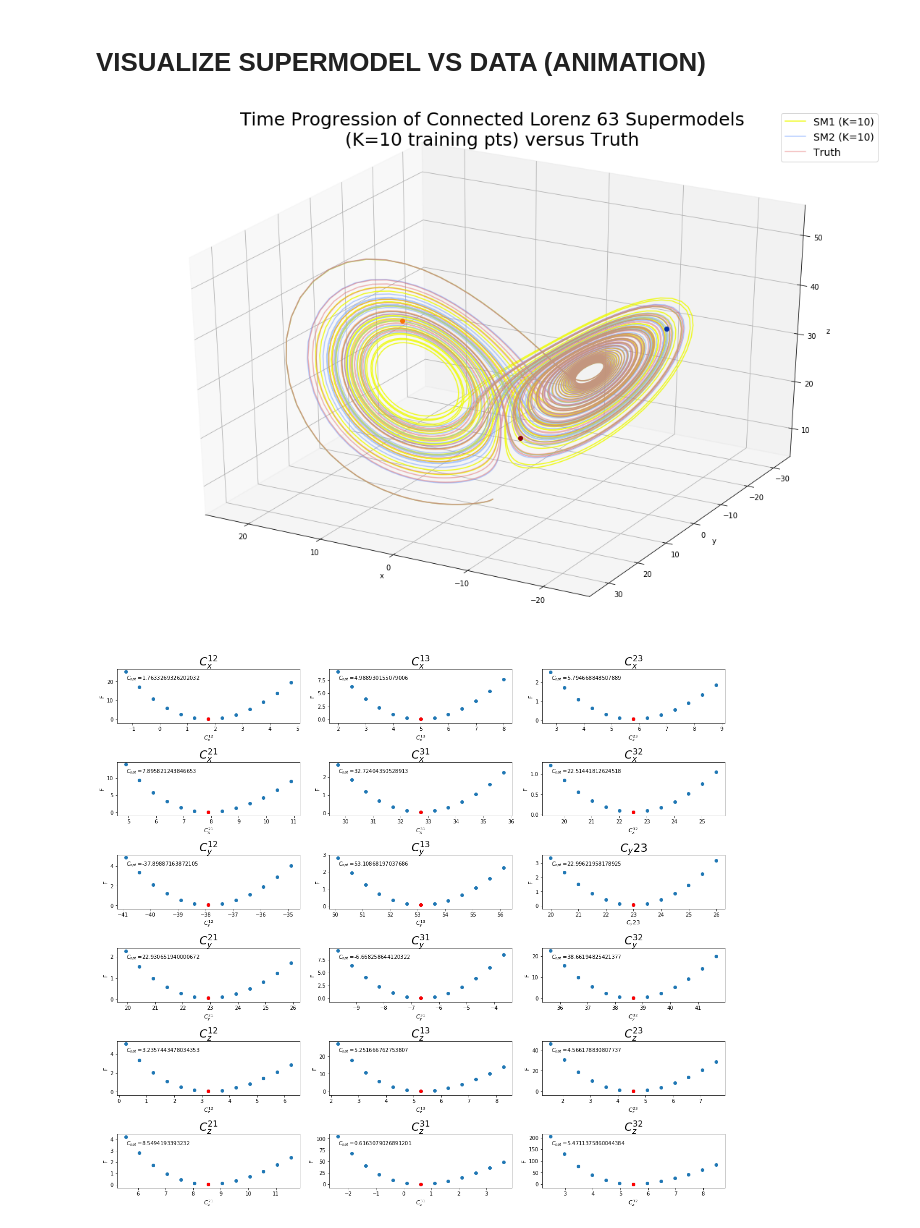
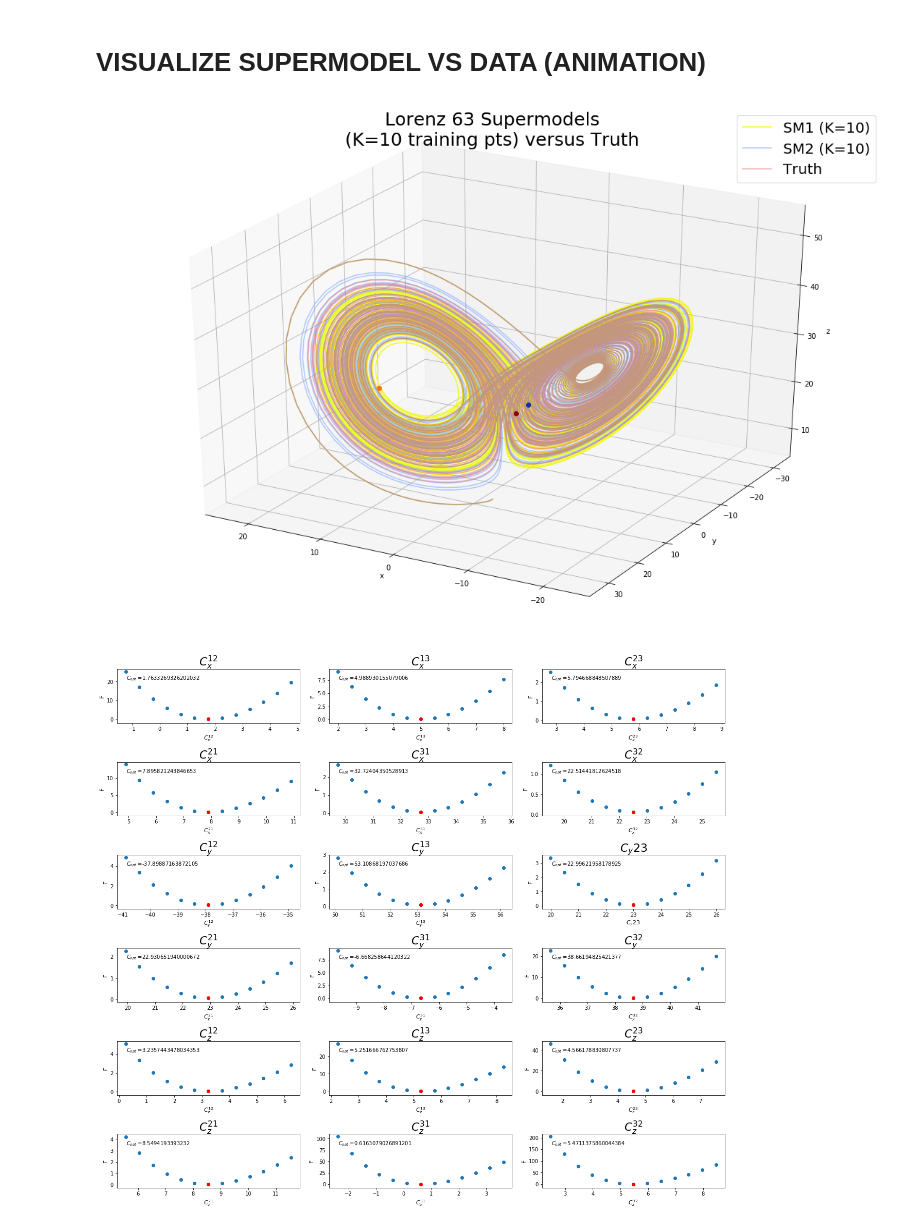
Before and after one commit to alexstoken/math485supermodels, a Jupyter notebook: find_min_C.ipynb, the cells around one changed output. Cells and saved outputs as stored; diff of their text form; code cells hidden in the pictures.

```diff
--- a/find_min_C.ipynb
+++ b/find_min_C.ipynb
@@ -214,6 +231,9 @@ def run_sm_optimization(last_fname = None):
 # %% [markdown]
 # VISUALIZE SUPERMODEL VS DATA (ANIMATION)
 # %%
+"""
+This cell creates and saves the animated time progression of the supermodel
+"""
 import matplotlib.animation as animation
 import mpl_toolkits.mplot3d.axes3d as p3
 %matplotlib inline
@@ -246,9 +266,6 @@ c_pts =['xkcd:orange',(6/255, 49/255, 166/255,1), 'xkcd:crimson']
 
 labels = ['SM1 (K=10)', 'SM2 (K=10)', 'Truth']
 
-
-#(189/255, 153/255, 8/255,1)
-
 lines = sum([ax.plot([], [], [], '-', c=c, label = l)
          for c,l in zip(colors, labels)], [])
 pts = sum([ax.plot([], [], [], 'o', c=c)
@@ -263,41 +280,41 @@ ax.set_zlim((5, 55))
 ax.set_xlabel("x")
 ax.set_ylabel("y")
 ax.set_zlabel("z")
-ax.legend(fontsize = 14)
-ax.set_title("""Time Progression of Connected Lorenz 63 Supermodels
+ax.legend(fontsize = 20)
+ax.set_title("""Lorenz 63 Supermodels
 (K=10 training pts) versus Truth""", fontsize= 25)
 n=200
 
 
 
 def init():
     for line, pt in zip(lines, pts):
         line.set_data([], [])
         line.set_3d_properties([])
 
         pt.set_data([], [])
         pt.set_3d_properties([])
     return lines + pts
 
 def animate(i):
     i = (2 * i) % x_t.shape[1]
 
     for line, pt, xi in zip(lines, pts, x_t):
         x, y, z = xi[:i].T
         line.set_data(x, y)
         line.set_3d_properties(z)
 
         pt.set_data(x[-1:], y[-1:])
         pt.set_3d_properties(z[-1:])
 
     ax.view_init(30, 0.3 * i)
     fig.canvas.draw()
     return lines + pts
 
 ani = animation.FuncAnimation(fig, animate, init_func=init,
-                           frames=2000, interval=30, blit=True)
+                           frames=5000, interval=30, blit=True)
 
 ani.save(mp4name+ '.mp4', writer = 'ffmpeg' )
 # %% [output]
-[figure, old version]
+[figure, new version]
 # %%
```
Also changed, not shown: parts of 5 cells of this notebook, 7 other files.
